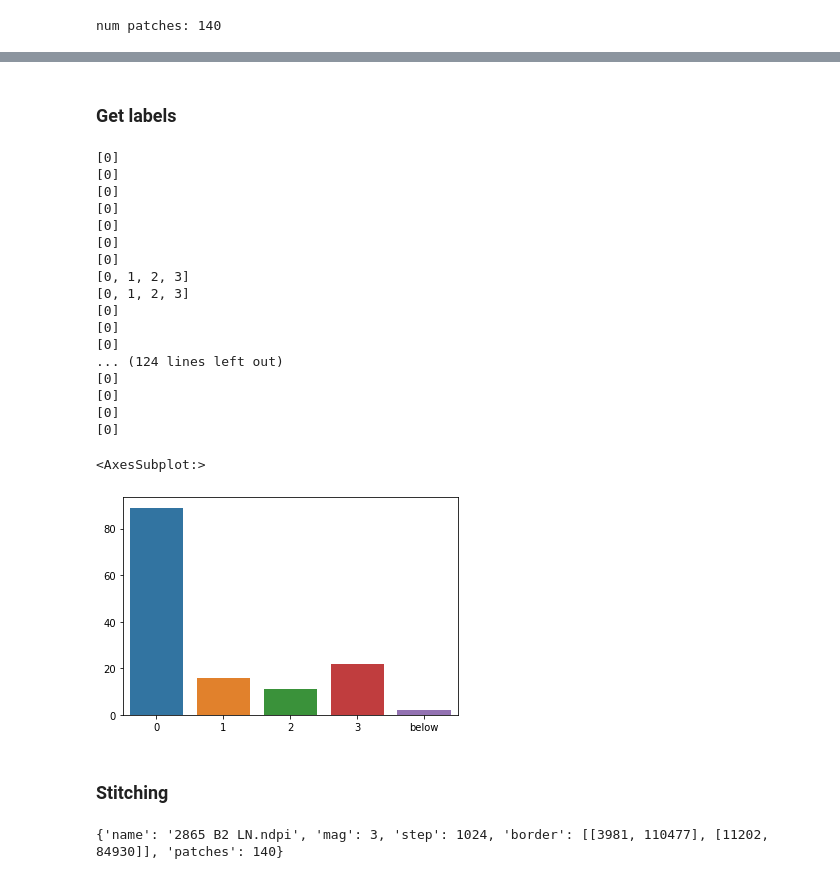
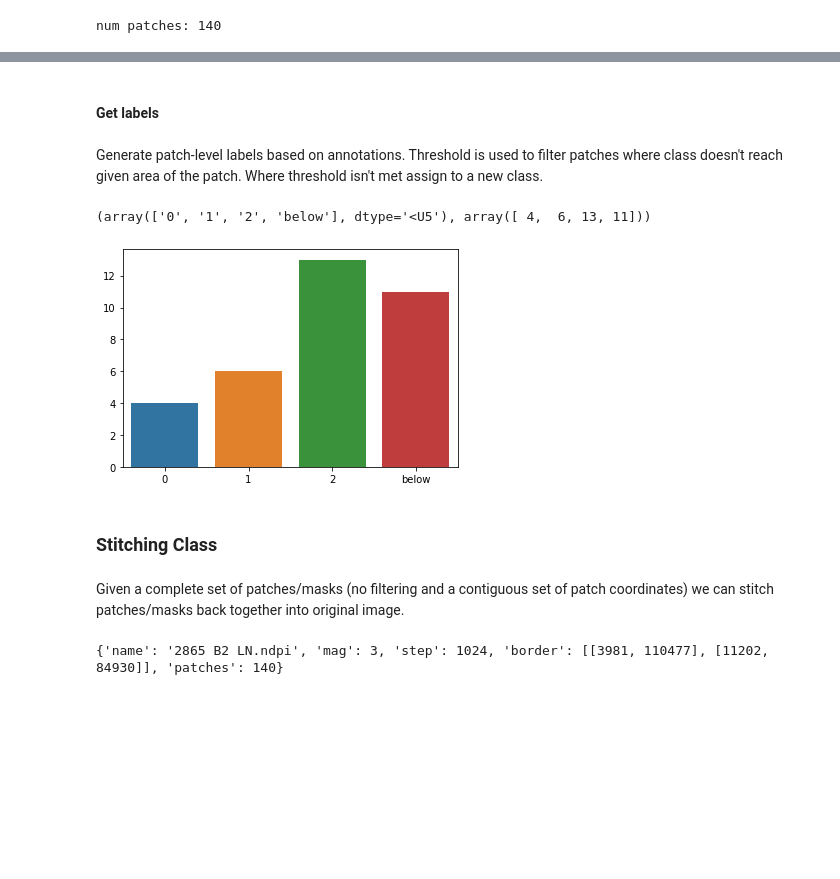
Before and after one commit to gregoryverghese/PySlide, a Jupyter notebook: example.ipynb, the cells around one changed output, grey strips where cells are left out. Drawn from its saved outputs; the diff is of its cells as text; code cells hidden in the pictures; blank space fills up the shorter version.

```diff
--- a/example.ipynb
+++ b/example.ipynb
@@ -100,8 +113,8 @@ Pass wsi-path and annotation object to slide class. Following functions:
 - Crop a region
 - Detect sections
 # %%
-QUPATH_PATH='/Users/w2030634/Projects/PySlide/data/annotations/2865 B2 LN.json'
-WSI_PATH='data/wsi/2865 B2 LN.ndpi'
+QUPATH_PATH='/Users/w2030634/Projects/PySlide/data/annotations/qupath_example.json'
+WSI_PATH='data/wsi/wsi.ndpi'
 # %%
 annotate=slide.Annotations([QUPATH_PATH],source="qupath",labels=['sinus','follicle','germinal centre'])
 wsi=slide.Slide(WSI_PATH,mag=0,annotations=annotate)
@@ -192,29 +212,17 @@ Remaining:23
 # %% [markdown]
-### Get labels
+#### Get labels
+# %% [markdown]
+Generate patch-level labels based on annotations. Threshold is used to filter patches where class doesn't reach given area of the patch. Where threshold isn't met assign to a new class.
 # %%
-patch.generate_labels(0.5)
+num=patch.generate_labels(0.6)
 patch.plotlabeldist()
+print(num)
 # %% [output]
-[0]
-[0]
-[0]
-[0]
-[0]
-[0]
-[0]
-[0, 1, 2, 3]
-[0, 1, 2, 3]
-[0]
-[0]
-[0]
-... (124 lines left out)
-[0]
-[0]
-[0]
-[0]
+(array(['0', '1', '2', 'below'], dtype='<U5'), array([ 4,  6, 13, 11]))
-<AxesSubplot:>
-[figure, old version]
+[figure, new version]
 # %% [markdown]
-### Stitching
+### Stitching Class
+# %% [markdown]
+Given a complete set of patches/masks (no filtering and a contiguous set of patch coordinates) we can stitch patches/masks back together into original image.
 # %%
 stitch=Stitching('images/images',name='2865 B2 LN.ndpi',mag_level=3)
```
Also changed, not shown: parts of 23 cells of this notebook.
